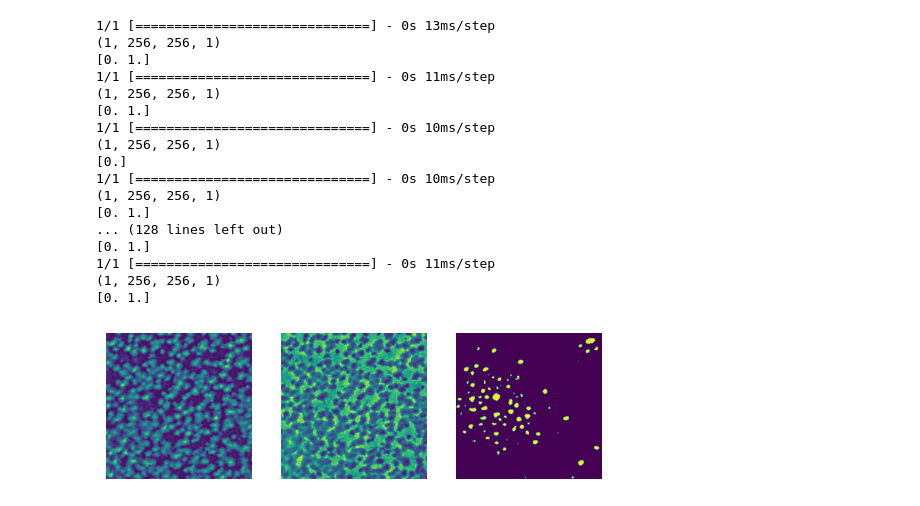
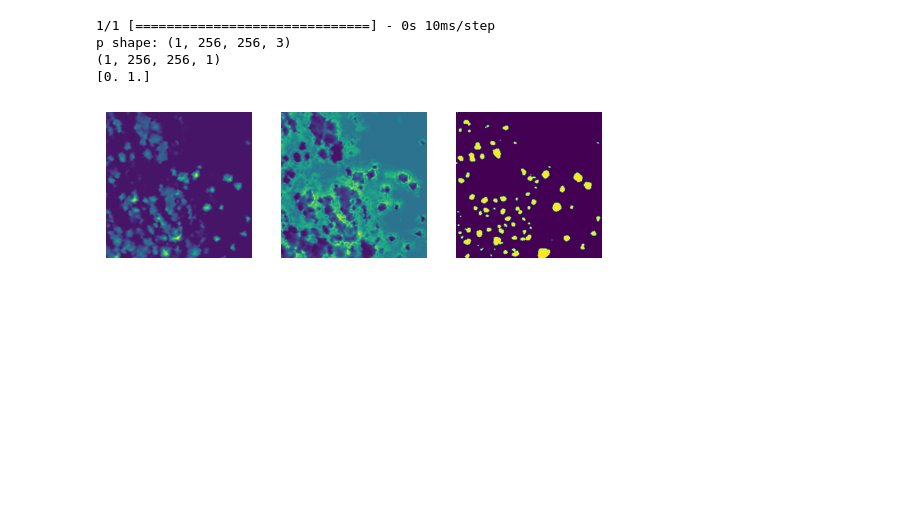
Before and after one commit to WinterCyan/TreeSeg, a Jupyter notebook: standalone/validate_network.ipynb, the cells around one changed output. Drawn from its saved outputs; the diff is of its cells as text; code cells hidden in the pictures; blank space fills up the shorter version.

```diff
--- a/standalone/validate_network.ipynb
+++ b/standalone/validate_network.ipynb
@@ -80,44 +87,32 @@ def read_method(method:str=''):
 # %%
 
 write_dir="/home/lenovo/treeseg-dataset/predictions/model1115"
 dataset_dir = "/home/lenovo/treeseg-dataset/full_process/sample_128"
 
-areas = [1, 50, 220]
-rows = [0,1,2,3]
-cols = [0,1,2,3]
+areas = [130]
+rows = [2]
+cols = [1]
 for a in areas:
     for r in rows:
         for c in cols:
             ndvi_img= read_method()(f"{dataset_dir}/pan-0-area{a}-r{r}c{c}.png").resize((256,256))
             pan_img= read_method()(f"{dataset_dir}/ndvi-0-area{a}-r{r}c{c}.png").resize((256,256))
 
             comb_img = np.stack((ndvi_img, pan_img), axis=0)
             comb_img = np.transpose(comb_img, axes=(1,2,0)) #Channel at the end
             comb_img = comb_img[np.newaxis,:]
             prediction = model.predict(comb_img, steps=1)
             prediction[prediction>0.5]=1
             prediction[prediction<=0.5]=0
 
             p=np.concatenate((comb_img , prediction), axis = -1)
-            print(prediction.shape)
+            print(f"p shape: {p.shape}") # (1,256,256,3)
+            print(prediction.shape) # (1,256,256,1)
             print(np.unique(prediction))
             display_images(p,titles=None, interpolation=None, save=True, dir=f"{write_dir}/area{a}-c{r}r{c}")
 # %% [output]
-1/1 [==============================] - 0s 13ms/step
+1/1 [==============================] - 0s 10ms/step
+p shape: (1, 256, 256, 3)
 (1, 256, 256, 1)
 [0. 1.]
-1/1 [==============================] - 0s 11ms/step
-(1, 256, 256, 1)
-[0. 1.]
-1/1 [==============================] - 0s 10ms/step
-(1, 256, 256, 1)
-[0.]
-1/1 [==============================] - 0s 10ms/step
-(1, 256, 256, 1)
-[0. 1.]
-... (128 lines left out)
-[0. 1.]
-1/1 [==============================] - 0s 11ms/step
-(1, 256, 256, 1)
-[0. 1.]
-[figure, old version]
+[figure, new version]
```
Also changed, not shown: parts of 2 cells of this notebook, 3 other files.
